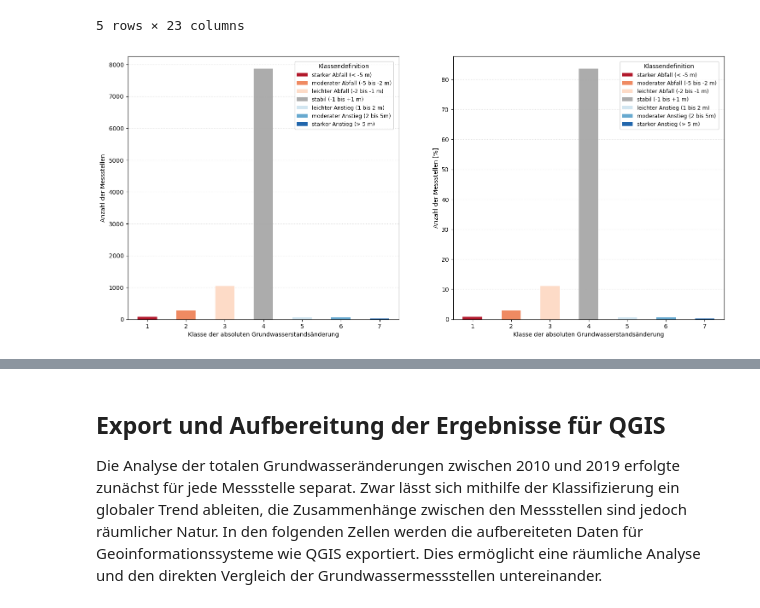
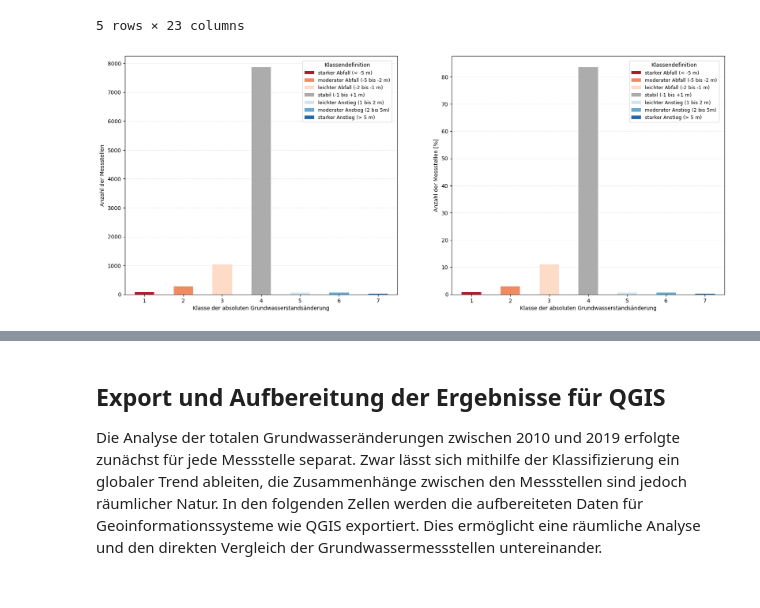
Before and after one commit to Maurinus83/DPP-GroundwaterNRW, a Jupyter notebook: notebooks/03_analysis_total_trend.ipynb, the cells around one changed output, grey strips where cells are left out. Drawn from its saved outputs; the diff is of its cells as text; code cells hidden in the pictures.

```diff
--- a/notebooks/03_analysis_total_trend.ipynb
+++ b/notebooks/03_analysis_total_trend.ipynb
@@ -165,7 +165,9 @@ df_ms_abs_delta.head()
 | 7 | 100151115 | WE 33 WEHE | 478750 | 5808550 | monatlich | ja | nein | ... |
 5 rows × 23 columns
 # %%
-farbklassen = {
+fig, ax = plt.subplots(figsize=[20, 8], nrows=1, ncols=2)
+
+color_classes = {
     1: {"farbe": "#b2182b", "label": "starker Abfall (< -5 m)"},
     2: {"farbe": "#ef8a62", "label": "moderater Abfall (-5 bis -2 m)"},
     3: {"farbe": "#fddbc7", "label": "leichter Abfall (-2 bis -1 m)"},
@@ -179,53 +181,52 @@ counts = (
     df_ms_abs_delta["trend_2019-2010_class"]
     .astype("Int64")
     .value_counts()
-    .reindex(farbklassen.keys(), fill_value=0)
+    .reindex(color_classes.keys(), fill_value=0)
 )
 
-farben_liste = [farbklassen[k]["farbe"] for k in counts.index]
+color_list = [color_classes[k]["farbe"] for k in counts.index]
 
-fig, ax = plt.subplots(figsize=[18, 8], nrows=1, ncols=2)
 (
     df_ms_abs_delta.loc[:,'trend_2019-2010_class']
     .value_counts(normalize=False)
     .sort_index()
-    .plot(kind='bar', ax=ax[0], color=farben_liste)
+    .plot(kind='bar', ax=ax[0], color=color_list)
     )
 (
     df_ms_abs_delta.loc[:,'trend_2019-2010_class']
     .value_counts(normalize=True)
     .sort_index()
     .mul(100)
-    .plot(kind='bar', ax=ax[1], color=farben_liste)
+    .plot(kind='bar', ax=ax[1], color=color_list)
     )
 for axes in range(2):
 
     handles = [
         Patch(
             facecolor=patch.get_facecolor(),
-            label=farbklassen[i]['label']
+            label=color_classes[i]['label']
         )
         for i, patch in zip(counts.index, ax[axes].patches)
         ]
 
     ax[axes].grid(True, linestyle=':', alpha=0.5, axis='y')
     ax[axes].set_axisbelow(True)
     ax[axes].set_xlabel('Klasse der absoluten Grundwasserstandsänderung', fontsize=10)
     ax[axes].set_xticklabels(['1', '2', '3', '4', '5', '6', '7'], rotation=0)
 
     if axes == 0:
         ax[axes].set_ylabel('Anzahl der Messstellen', fontsize=10)
     if axes == 1:
         ax[axes].set_ylabel('Anzahl der Messstellen [%]', fontsize=10)
 
     ax[axes].legend(
         handles=handles,
         title="Klassendefinition",
         loc="upper right",
         fontsize=9,
         bbox_to_anchor=(0.98, 0.98),
         borderaxespad=0
     )
 # %% [output]
-[figure, old version]
+[figure, new version]
 # %%
```
Also changed, not shown: parts of 2 cells of this notebook, 4 other files.
